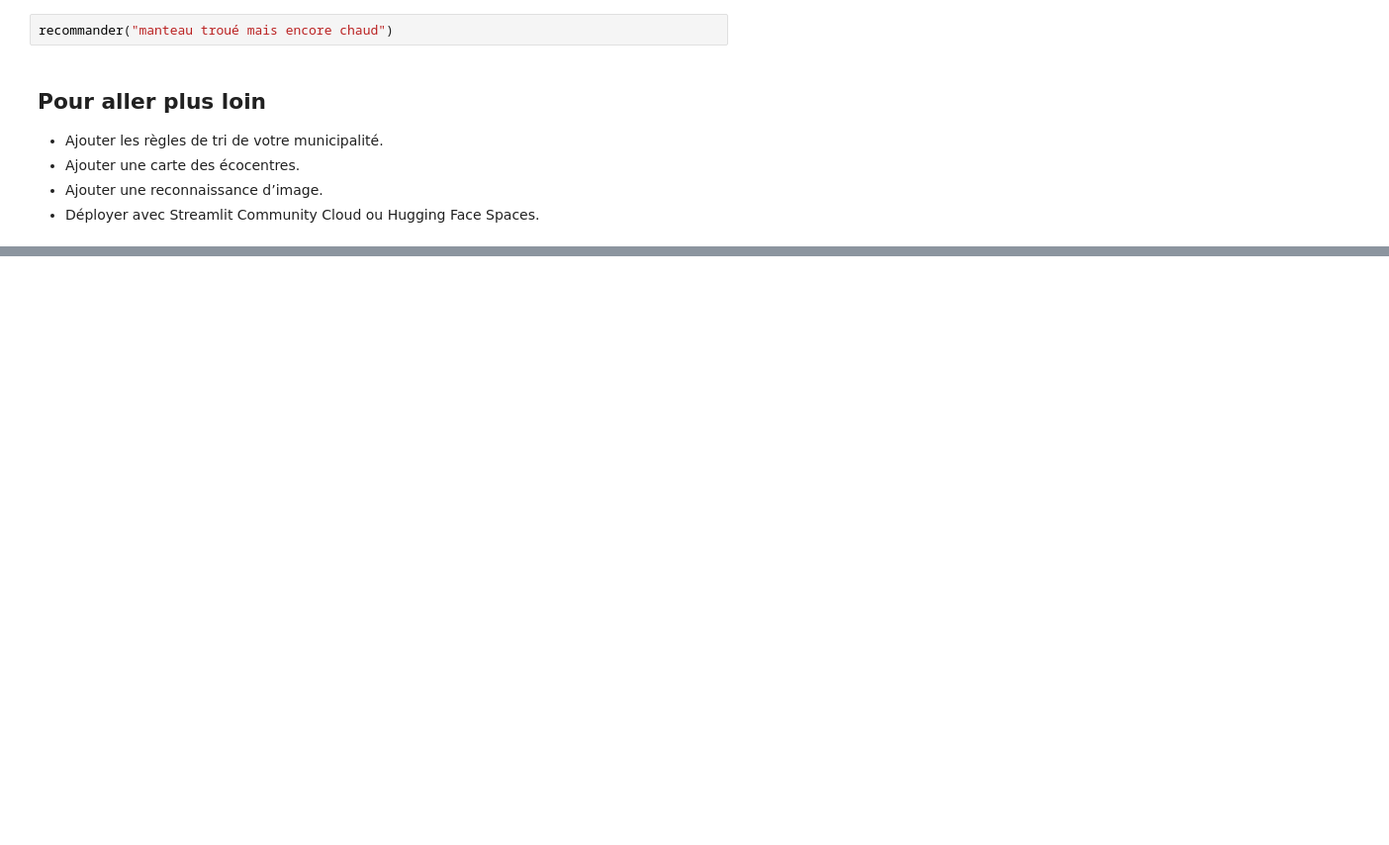
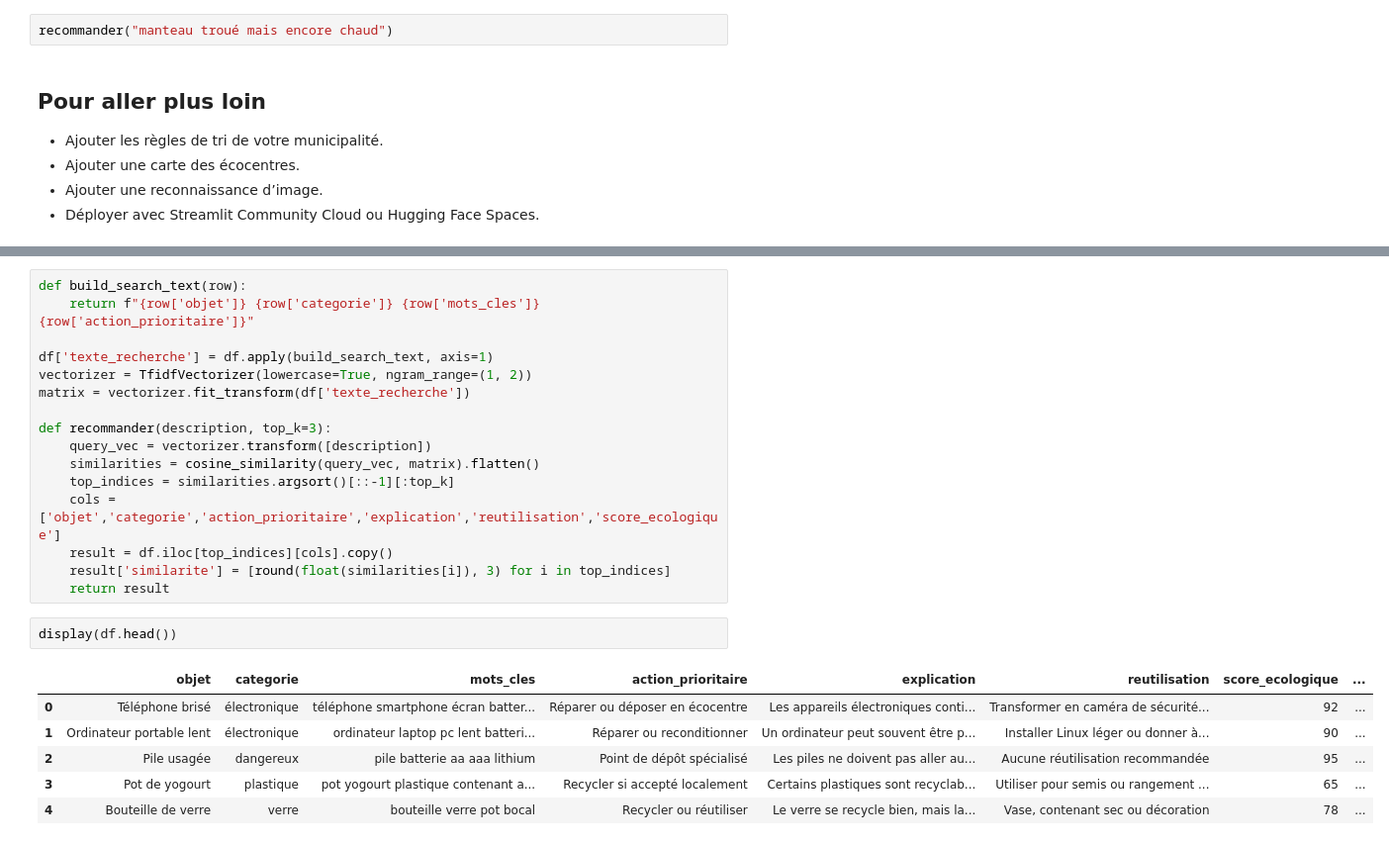
Before and after one commit to stephanietessier/IA-zero-dechet, a Jupyter notebook: IA_Zero_Dechet_Colab.ipynb, the cells around one changed output, grey strips where cells are left out. Shown at 99% size. Saved outputs shown, nothing was run; the diff lists cells and outputs as text; blank space fills up the shorter version.

```diff
--- a/IA_Zero_Dechet_Colab.ipynb
+++ b/IA_Zero_Dechet_Colab.ipynb
@@ -56,0 +217,25 @@ recommander("manteau troué mais encore chaud")
+# %%
+def build_search_text(row):
+    return f"{row['objet']} {row['categorie']} {row['mots_cles']} {row['action_prioritaire']}"
+
+df['texte_recherche'] = df.apply(build_search_text, axis=1)
+vectorizer = TfidfVectorizer(lowercase=True, ngram_range=(1, 2))
+matrix = vectorizer.fit_transform(df['texte_recherche'])
+
+def recommander(description, top_k=3):
+    query_vec = vectorizer.transform([description])
+    similarities = cosine_similarity(query_vec, matrix).flatten()
+    top_indices = similarities.argsort()[::-1][:top_k]
+    cols = ['objet','categorie','action_prioritaire','explication','reutilisation','score_ecologique']
+    result = df.iloc[top_indices][cols].copy()
+    result['similarite'] = [round(float(similarities[i]), 3) for i in top_indices]
+    return result
+# %%
+display(df.head())
+# %% [output]
+|  | objet | categorie | mots_cles | action_prioritaire | explication | reutilisation | score_ecologique | ... |
+| 0 | Téléphone brisé | électronique | téléphone smartphone écran batter... | Réparer ou déposer en écocentre | Les appareils électroniques conti... | Transformer en caméra de sécurité... | 92 | ... |
+| 1 | Ordinateur portable lent | électronique | ordinateur laptop pc lent batteri... | Réparer ou reconditionner | Un ordinateur peut souvent être p... | Installer Linux léger ou donner à... | 90 | ... |
+| 2 | Pile usagée | dangereux | pile batterie aa aaa lithium | Point de dépôt spécialisé | Les piles ne doivent pas aller au... | Aucune réutilisation recommandée | 95 | ... |
+| 3 | Pot de yogourt | plastique | pot yogourt plastique contenant a... | Recycler si accepté localement | Certains plastiques sont recyclab... | Utiliser pour semis ou rangement ... | 65 | ... |
+| 4 | Bouteille de verre | verre | bouteille verre pot bocal | Recycler ou réutiliser | Le verre se recycle bien, mais la... | Vase, contenant sec ou décoration | 78 | ... |
```
Also changed, not shown: parts of 27 cells of this notebook.
